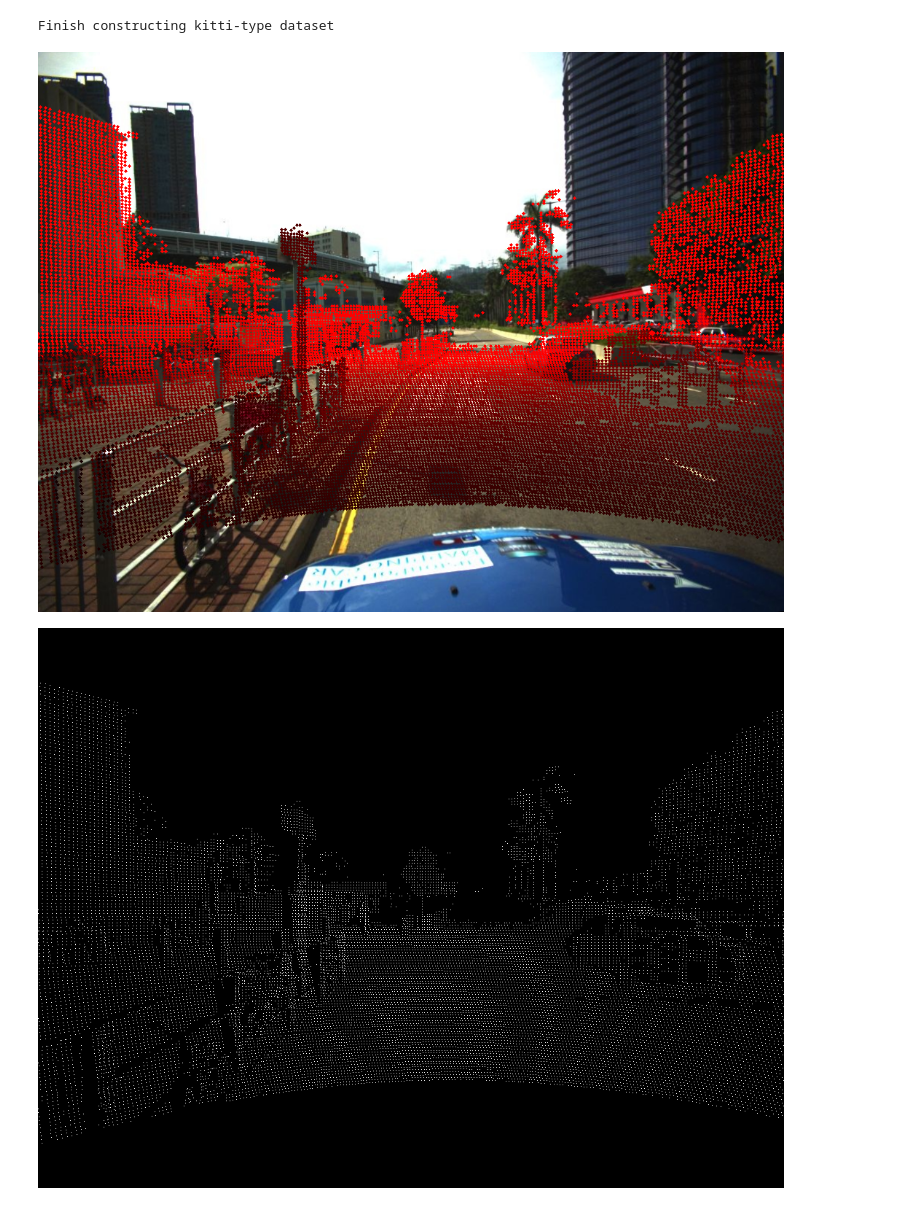
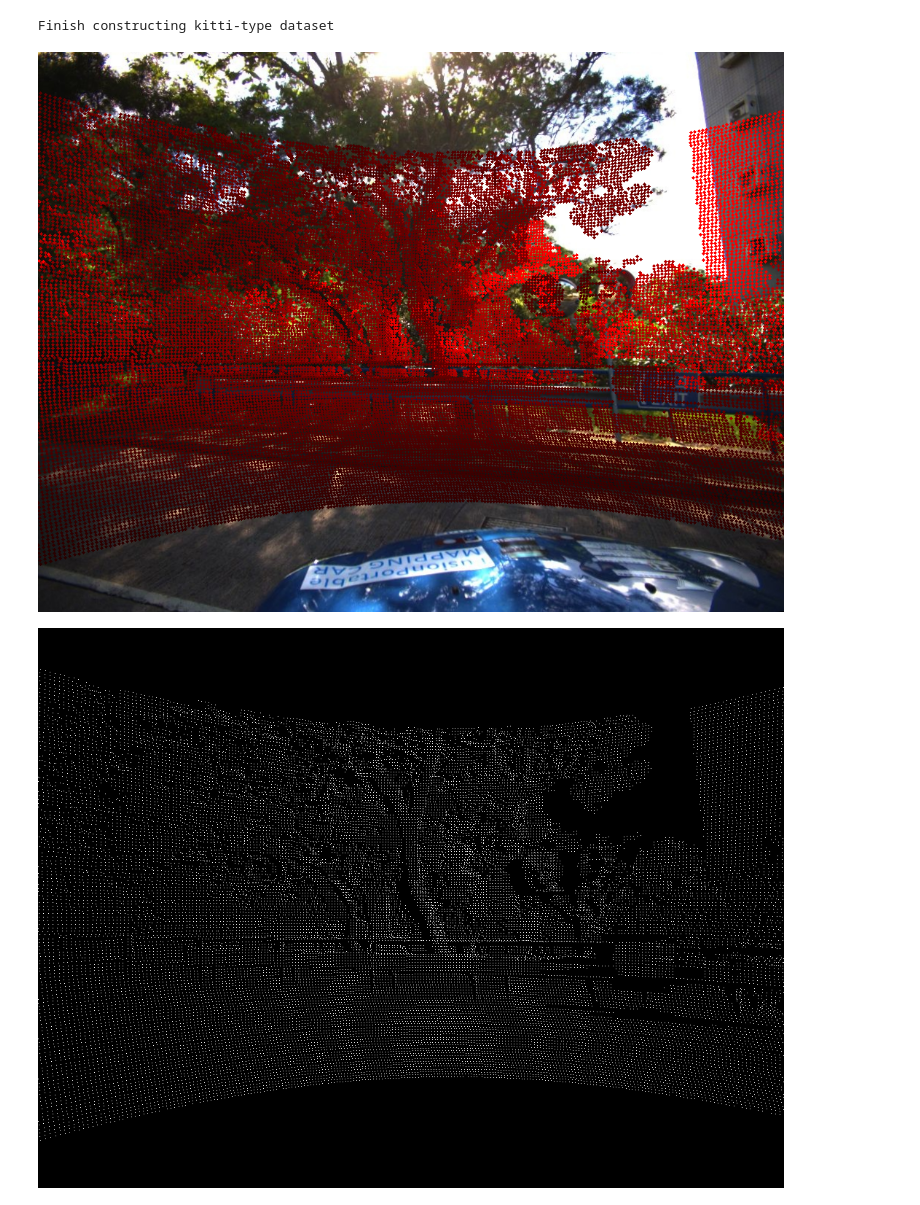
Before and after one commit to fusionportable/fusionportable_dataset_tools, a Jupyter notebook: write_data_to_kitti.ipynb, the cells around one changed output. Drawn from its saved outputs; the diff is of its cells as text; code cells hidden in the pictures.

```diff
--- a/write_data_to_kitti.ipynb
+++ b/write_data_to_kitti.ipynb
@@ -10,7 +10,7 @@ from data_loader.file_writer import FileWriter
 from tools.utils import *
 
 platform = 'vehicle'
-sequence_name = 'vehicle_highway00'
+sequence_name = 'vehicle_campus00'
 algorithm = 'r3live'
 # %%
 ##### Set up the output data path
@@ -163,34 +178,34 @@ def rewrite_undistort_image(old_path, new_path, camera):
   cv2.imwrite(new_path, undistorted_img)
 
 # Save timestamps
-select_time = [ouster_un_timestamps[mid[0]] for mid in matched_id_ouster_un_sensors]
+select_time = [ouster_timestamps[mid[0]] for mid in matched_id_ouster_sensors]
+file_writer.write_timestamp(select_time, os.path.join(kitti_path, 'ouster00/points/timestamps.txt'))
+select_time = [ouster_un_timestamps[mid[1]] for mid in matched_id_ouster_sensors]
 file_writer.write_timestamp(select_time, os.path.join(kitti_path, 'ouster00_undistort/points/timestamps.txt'))
-select_time = [ouster_timestamps[mid[1]] for mid in matched_id_ouster_un_sensors]
-file_writer.write_timestamp(select_time, os.path.join(kitti_path, 'ouster00/points/timestamps.txt'))
 if platform =='vehicle':
-  select_time = [frame_left_image_timestamps[mid[2]] for mid in matched_id_ouster_un_sensors]
+  select_time = [frame_left_image_timestamps[mid[2]] for mid in matched_id_ouster_sensors]
   file_writer.write_timestamp(select_time, os.path.join(kitti_path, 'vehicle_frame_cam00/image/timestamps.txt'))
-  select_time = [frame_right_image_timestamps[mid[3]] for mid in matched_id_ouster_un_sensors]
+  select_time = [frame_right_image_timestamps[mid[3]] for mid in matched_id_ouster_sensors]
   file_writer.write_timestamp(select_time, os.path.join(kitti_path, 'vehicle_frame_cam01/image/timestamps.txt'))
 else:
-  select_time = [frame_left_image_timestamps[mid[2]] for mid in matched_id_ouster_un_sensors]
+  select_time = [frame_left_image_timestamps[mid[2]] for mid in matched_id_ouster_sensors]
   file_writer.write_timestamp(select_time, os.path.join(kitti_path, 'frame_cam00/image/timestamps.txt'))
-  select_time = [frame_right_image_timestamps[mid[3]] for mid in matched_id_ouster_un_sensors]
+  select_time = [frame_right_image_timestamps[mid[3]] for mid in matched_id_ouster_sensors]
   file_writer.write_timestamp(select_time, os.path.join(kitti_path, 'frame_cam01/image/timestamps.txt'))
-select_time = [event_left_image_timestamps[mid[2]] for mid in matched_id_ouster_un_sensors]
+select_time = [event_left_image_timestamps[mid[2]] for mid in matched_id_ouster_sensors]
 file_writer.write_timestamp(select_time, os.path.join(kitti_path, 'event_cam00/image/timestamps.txt'))
-select_time = [event_right_image_timestamps[mid[3]] for mid in matched_id_ouster_un_sensors]
+select_time = [event_right_image_timestamps[mid[3]] for mid in matched_id_ouster_sensors]
 file_writer.write_timestamp(select_time, os.path.join(kitti_path, 'event_cam01/image/timestamps.txt'))
 
 # Copy and paste data
-for frame_id, mid in enumerate(matched_id_ouster_un_sensors):
-  os_un_data_path = os.path.join(alg_result_path, 'ouster00_undistort/points/data', '{:06d}.pcd'.format(mid[0]))
+for frame_id, mid in enumerate(matched_id_ouster_sensors):
+  os_data_path = os.path.join(data_path, 'ouster00/points/data', '{:06d}.pcd'.format(mid[0]))
+  new_data_path = os.path.join(kitti_path, 'ouster00/points/data', '{:06d}.pcd'.format(frame_id))
+  os.system('cp {} {}'.format(os_data_path, new_data_path))
+
+  os_un_data_path = os.path.join(alg_result_path, 'ouster00_undistort/points/data', '{:06d}.pcd'.format(mid[1]))
   new_data_path = os.path.join(kitti_path, 'ouster00_undistort/points/data', '{:06d}.pcd'.format(frame_id))
   os.system('cp {} {}'.format(os_un_data_path, new_data_path))
-
-  os_data_path = os.path.join(data_path, 'ouster00/points/data', '{:06d}.pcd'.format(mid[1]))
-  new_data_path = os.path.join(kitti_path, 'ouster00/points/data', '{:06d}.pcd'.format(frame_id))
-  os.system('cp {} {}'.format(os_data_path, new_data_path))
 
   if platform == 'vehicle':
     fl_data_path = os.path.join(data_path, 'vehicle_frame_cam00/image/data', '{:06d}.png'.format(mid[2]))
@@ -235,7 +250,7 @@ import open3d
 from PIL import Image
 from IPython.display import display
 
-frame_id = 0
+frame_id = 250
 
 ##### Load point cloud and image
 pcd_path = os.path.join(kitti_path, 'ouster00_undistort/points/data', '{:06d}.pcd'.format(frame_id))
@@ -246,32 +261,32 @@ if platform == 'vehicle':
   img_path = os.path.join(kitti_path, 'vehicle_frame_cam00', 'image/data', '{:06d}.png'.format(frame_id)) # images are already undistorted, but not rectified
   img = cv2.imread(img_path)
   camera = int_ext_loader.sensor_collection['vehicle_frame_left_camera']
 else:
   img_path = os.path.join(kitti_path, 'frame_cam00', 'image/data', '{:06d}.png'.format(frame_id)) # images are already undistorted, but not rectified
   img = cv2.imread(img_path)
   camera = int_ext_loader.sensor_collection['frame_left_camera']
 
 ##### Load extrinsics from the tf_graph
 T_cam_lidar = int_ext_loader.tf_graph.get_relative_transform(camera.frame_id, 'ouster00')
 xyz_points_cam = np.matmul(T_cam_lidar[:3, :3], xyz_points.T).T + T_cam_lidar[:3, 3].T
 
 ##### Project point cloud onto the camera frame
 for p_C in xyz_points_cam:
   flag, u_C = camera.project(p_C)
   if flag:
     color = (0, 0, int(min(p_C[2] / 20.0, 1.0) * 255))
     cv2.circle(img, (int(u_C[0]), int(u_C[1])), radius=2, color=color, thickness=-1)
 img_pillow = Image.fromarray(cv2.cvtColor(img, cv2.COLOR_BGR2RGB))
 display(img_pillow)
 
 ##### Project point cloud onto the depth camera frame
 depth_img = np.zeros((camera.height, camera.width), dtype=np.uint32)
 for p_C in xyz_points_cam:
   flag, u_C = camera.project(p_C)
   if flag:
     depth_img[int(u_C[1])][int(u_C[0])] = np.uint32(p_C[2] * 1000)
 img_pillow = Image.fromarray(depth_img)
 display(img_pillow)
 # %% [output]
-[figure, old version]
+[figure, new version]
-[figure, old version]
+[figure, new version]
```
Also changed, not shown: parts of 4 cells of this notebook, 8 other files.
